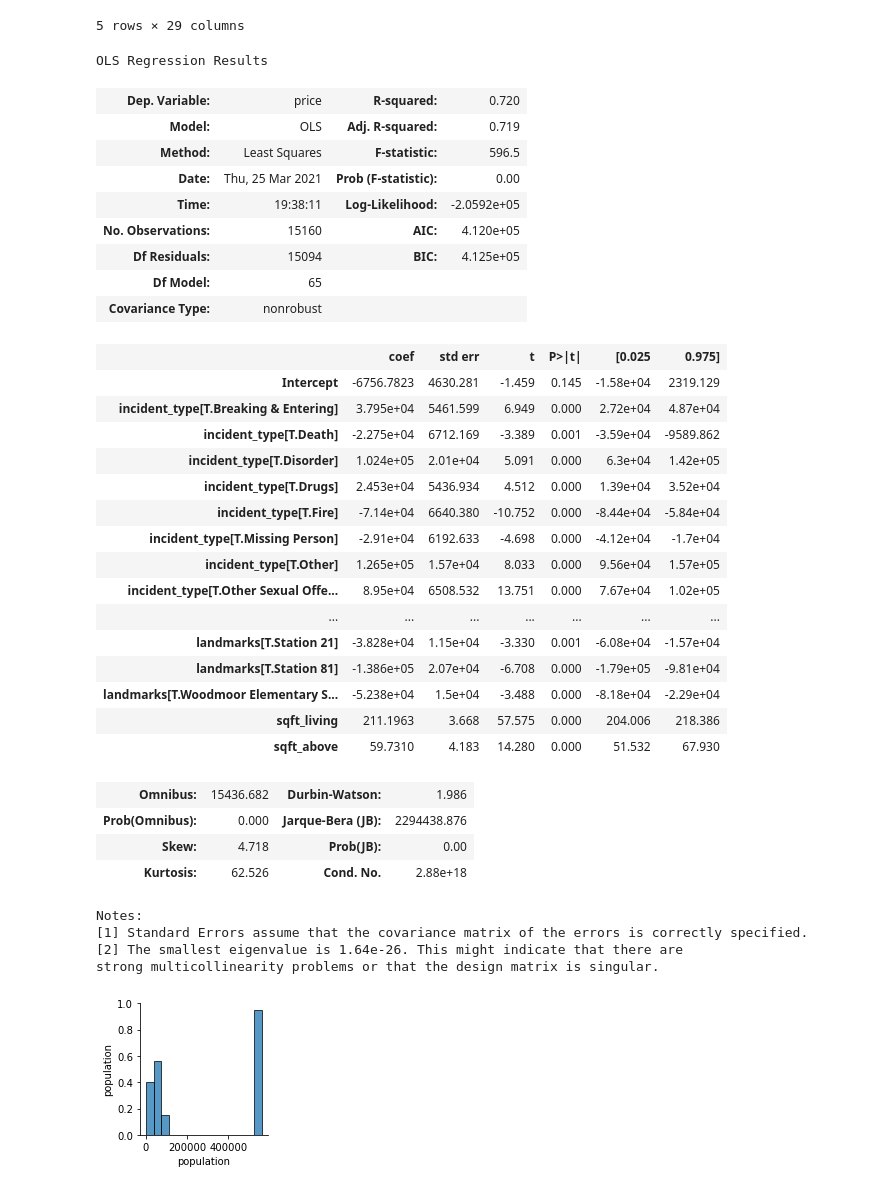
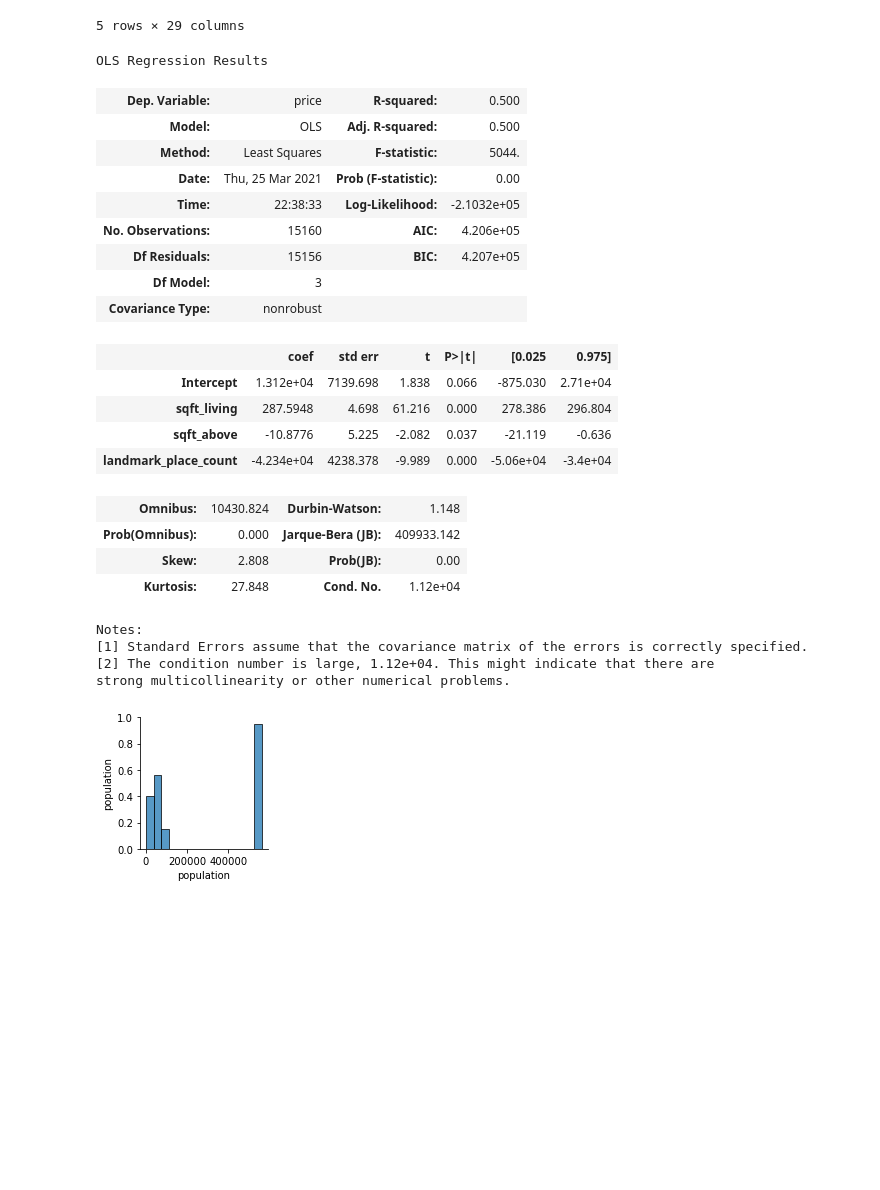
Before and after one commit to angelagjp/110920-pt-phase-2-project, a Jupyter notebook: notebooks/Phase2_project _workbook.ipynb, the cells around one changed output. Cells and saved outputs as stored; diff of their text form; code cells hidden in the pictures; blank space fills up the shorter version.

```diff
--- a/notebooks/Phase2_project _workbook.ipynb
+++ b/notebooks/Phase2_project _workbook.ipynb
@@ -754,44 +754,33 @@ df_newnew.head()
 | 356 | 6414100671 | 9/9/2014 | 425000.0 | 3 | 1.75 | 2500 | 6840 | 1.0 | 0.0 | 0.0 | ... |
 5 rows × 29 columns
 # %%
-f = 'price ~  sqft_living + sqft_above + incident_type + landmarks'
+f = 'price ~  sqft_living + sqft_above + landmark_place_count'
 model_three = ols(formula=f, data=df_newnew).fit()
 model_three.summary()
 # %% [output]
 OLS Regression Results
-| Dep. Variable: | price | R-squared: | 0.720 |
-| Model: | OLS | Adj. R-squared: | 0.719 |
-| Method: | Least Squares | F-statistic: | 596.5 |
+| Dep. Variable: | price | R-squared: | 0.500 |
+| Model: | OLS | Adj. R-squared: | 0.500 |
+| Method: | Least Squares | F-statistic: | 5044. |
 | Date: | Thu, 25 Mar 2021 | Prob (F-statistic): | 0.00 |
-| Time: | 19:38:11 | Log-Likelihood: | -2.0592e+05 |
-| No. Observations: | 15160 | AIC: | 4.120e+05 |
-| Df Residuals: | 15094 | BIC: | 4.125e+05 |
-| Df Model: | 65 |  |  |
+| Time: | 22:38:33 | Log-Likelihood: | -2.1032e+05 |
+| No. Observations: | 15160 | AIC: | 4.206e+05 |
+| Df Residuals: | 15156 | BIC: | 4.207e+05 |
+| Df Model: | 3 |  |  |
 | Covariance Type: | nonrobust |  |  |
 |  | coef | std err | t | P>|t| | [0.025 | 0.975] |
-| Intercept | -6756.7823 | 4630.281 | -1.459 | 0.145 | -1.58e+04 | 2319.129 |
-| incident_type[T.Breaking & Entering] | 3.795e+04 | 5461.599 | 6.949 | 0.000 | 2.72e+04 | 4.87e+04 |
-| incident_type[T.Death] | -2.275e+04 | 6712.169 | -3.389 | 0.001 | -3.59e+04 | -9589.862 |
-| incident_type[T.Disorder] | 1.024e+05 | 2.01e+04 | 5.091 | 0.000 | 6.3e+04 | 1.42e+05 |
-| incident_type[T.Drugs] | 2.453e+04 | 5436.934 | 4.512 | 0.000 | 1.39e+04 | 3.52e+04 |
-| incident_type[T.Fire] | -7.14e+04 | 6640.380 | -10.752 | 0.000 | -8.44e+04 | -5.84e+04 |
-| incident_type[T.Missing Person] | -2.91e+04 | 6192.633 | -4.698 | 0.000 | -4.12e+04 | -1.7e+04 |
-| incident_type[T.Other] | 1.265e+05 | 1.57e+04 | 8.033 | 0.000 | 9.56e+04 | 1.57e+05 |
-| incident_type[T.Other Sexual Offe... | 8.95e+04 | 6508.532 | 13.751 | 0.000 | 7.67e+04 | 1.02e+05 |
-| ... | ... | ... | ... | ... | ... | ... |
-| landmarks[T.Station 21] | -3.828e+04 | 1.15e+04 | -3.330 | 0.001 | -6.08e+04 | -1.57e+04 |
-| landmarks[T.Station 81] | -1.386e+05 | 2.07e+04 | -6.708 | 0.000 | -1.79e+05 | -9.81e+04 |
-| landmarks[T.Woodmoor Elementary S... | -5.238e+04 | 1.5e+04 | -3.488 | 0.000 | -8.18e+04 | -2.29e+04 |
-| sqft_living | 211.1963 | 3.668 | 57.575 | 0.000 | 204.006 | 218.386 |
-| sqft_above | 59.7310 | 4.183 | 14.280 | 0.000 | 51.532 | 67.930 |
+| Intercept | 1.312e+04 | 7139.698 | 1.838 | 0.066 | -875.030 | 2.71e+04 |
+| sqft_living | 287.5948 | 4.698 | 61.216 | 0.000 | 278.386 | 296.804 |
+| sqft_above | -10.8776 | 5.225 | -2.082 | 0.037 | -21.119 | -0.636 |
+| landmark_place_count | -4.234e+04 | 4238.378 | -9.989 | 0.000 | -5.06e+04 | -3.4e+04 |
-| Omnibus: | 15436.682 | Durbin-Watson: | 1.986 |
-| Prob(Omnibus): | 0.000 | Jarque-Bera (JB): | 2294438.876 |
-| Skew: | 4.718 | Prob(JB): | 0.00 |
-| Kurtosis: | 62.526 | Cond. No. | 2.88e+18 |
+| Omnibus: | 10430.824 | Durbin-Watson: | 1.148 |
+| Prob(Omnibus): | 0.000 | Jarque-Bera (JB): | 409933.142 |
+| Skew: | 2.808 | Prob(JB): | 0.00 |
+| Kurtosis: | 27.848 | Cond. No. | 1.12e+04 |
 Notes:
 [1] Standard Errors assume that the covariance matrix of the errors is correctly specified.
-[2] The smallest eigenvalue is 1.64e-26. This might indicate that there are
-strong multicollinearity problems or that the design matrix is singular.
+[2] The condition number is large, 1.12e+04. This might indicate that there are
+strong multicollinearity or other numerical problems.
 # %%
 fm_colmns= ['landmarks','population', 'incident_type']
 fm_df= df_newnew[fm_colmns]
```
Also changed, not shown: parts of 1 cell of this notebook, 2 other files.
